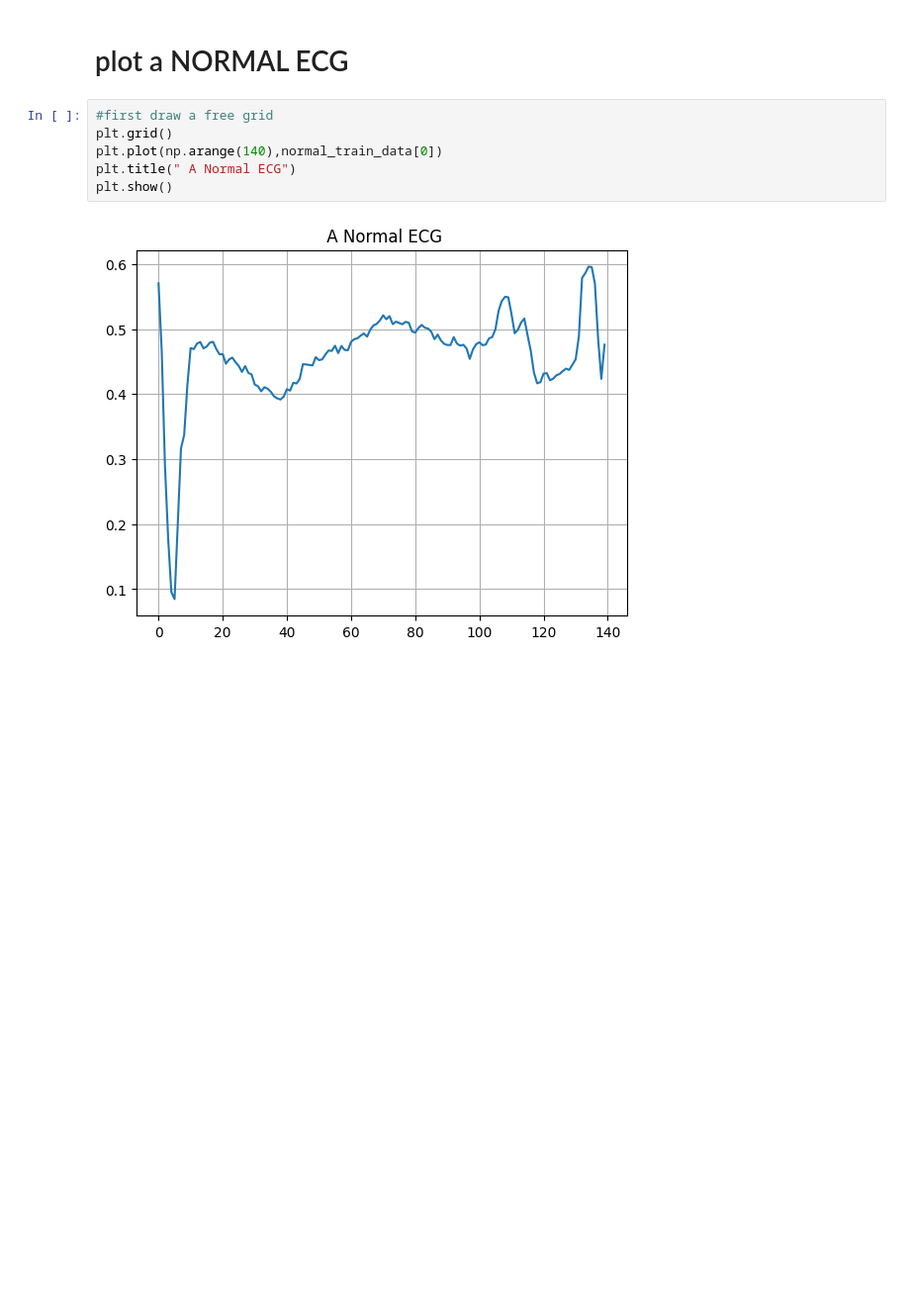
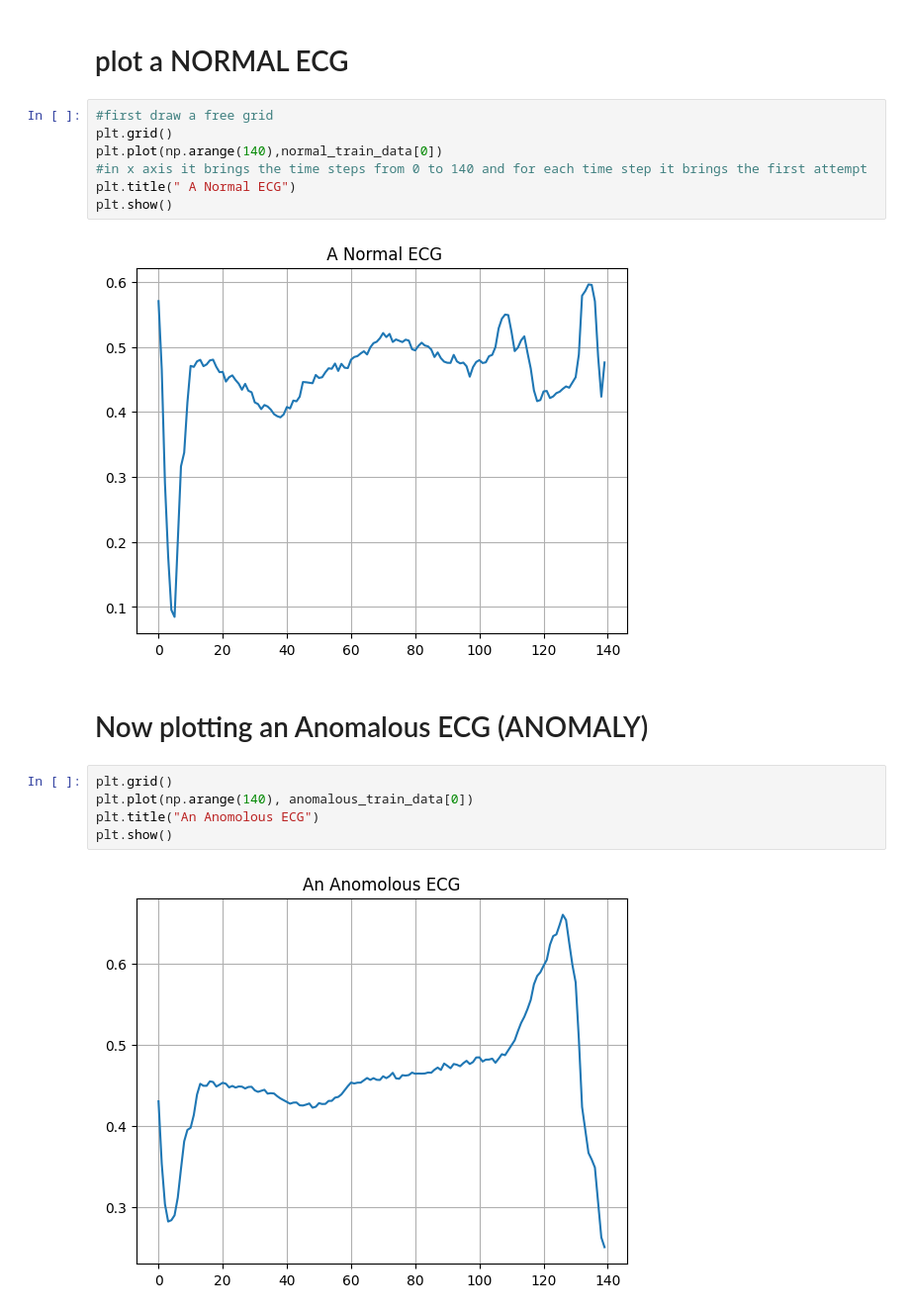
Before and after one commit to mohamadtorres/abnomalydetrection_autoencoder, a Jupyter notebook: autoencoder_abnomaly.ipynb, the cells around one changed output. Shown: that part at 99% size. Saved outputs shown, nothing was run; the diff lists cells and outputs as text; blank space fills up the shorter version.

```diff
--- a/autoencoder_abnomaly.ipynb
+++ b/autoencoder_abnomaly.ipynb
@@ -104,7 +104,17 @@ anomalous_test_data = test_data[~test_labels]
 #first draw a free grid
 plt.grid()
 plt.plot(np.arange(140),normal_train_data[0])
+#in x axis it brings the time steps from 0 to 140 and for each time step it brings the first attempt
 plt.title(" A Normal ECG")
 plt.show()
 # %% [output]
 [figure]
+# %% [markdown]
+# Now plotting an Anomalous ECG (ANOMALY)
+# %%
+plt.grid()
+plt.plot(np.arange(140), anomalous_train_data[0])
+plt.title("An Anomolous ECG")
+plt.show()
+# %% [output]
+[figure, added]
```
Also changed, not shown: parts of 3 cells of this notebook.
